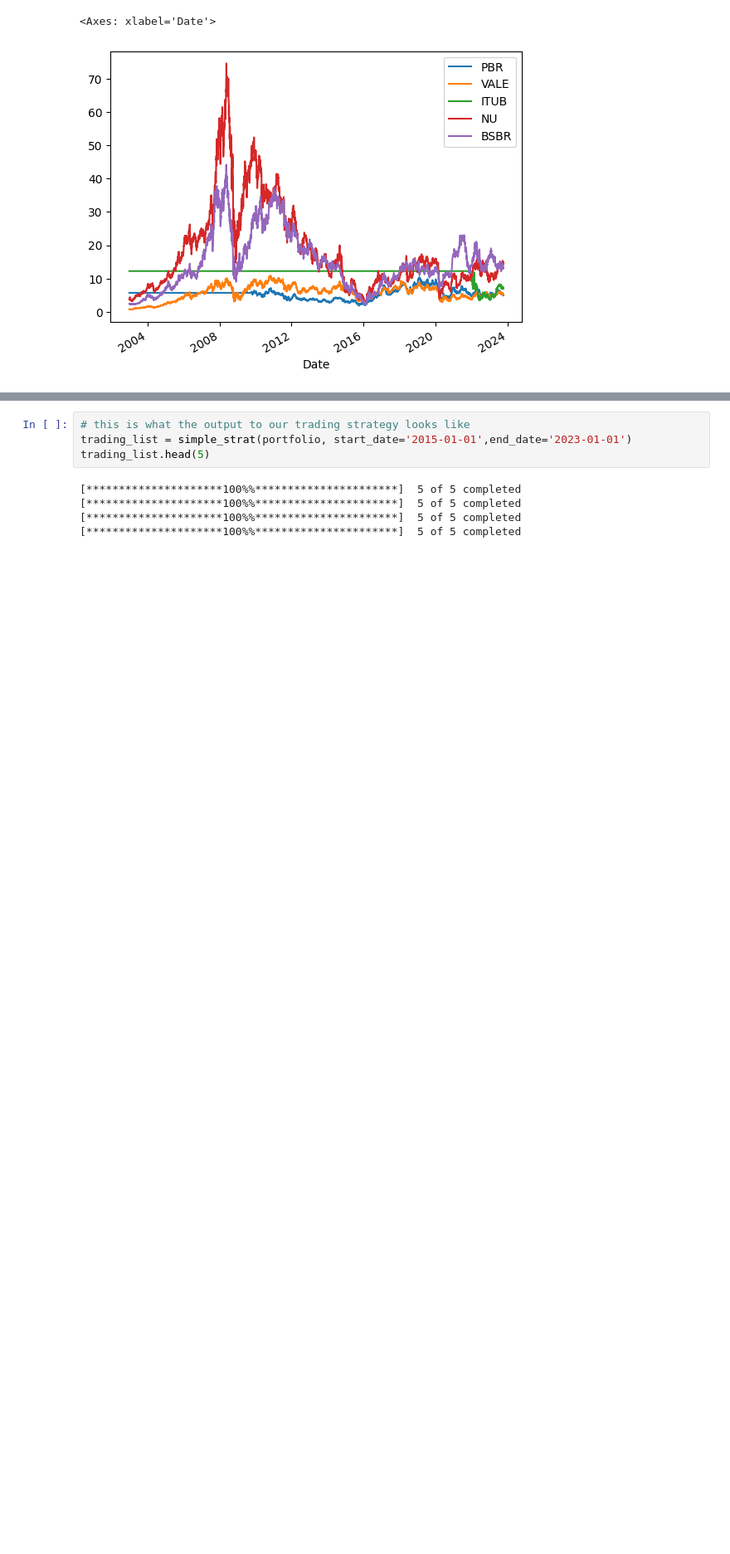
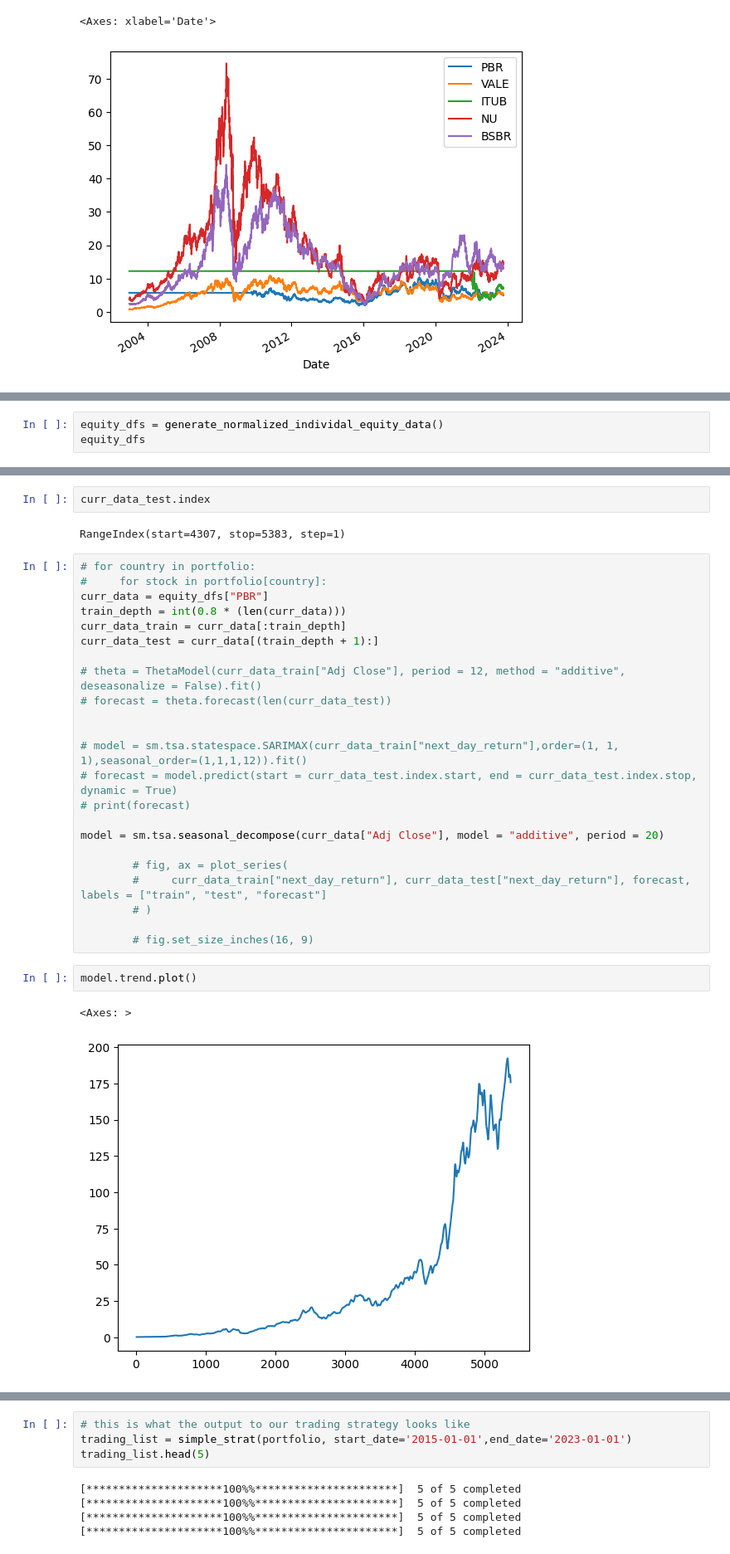
Before and after one commit to anaconda121/CTC, a Jupyter notebook: CTC_Systematic_Equities_Notebook.ipynb, the cells around one changed output, grey strips where cells are left out. Shown: that part at 83% size. Saved outputs shown, nothing was run; the diff lists cells and outputs as text; blank space fills up the shorter version.

Commit message:
Tried using statsmodels for forecasting

```diff
--- a/CTC_Systematic_Equities_Notebook.ipynb
+++ b/CTC_Systematic_Equities_Notebook.ipynb
@@ -224,0 +141,3 @@ Epoch 100/100
+# %%
+equity_dfs = generate_normalized_individal_equity_data()
+equity_dfs
@@ -224,0 +185,32 @@ Epoch 100/100
+# %%
+curr_data_test.index
+# %% [output]
+RangeIndex(start=4307, stop=5383, step=1)
+# %%
+# for country in portfolio:
+#     for stock in portfolio[country]:
+curr_data = equity_dfs["PBR"]
+train_depth = int(0.8 * (len(curr_data)))
+curr_data_train = curr_data[:train_depth]
+curr_data_test = curr_data[(train_depth + 1):]
+
+# theta = ThetaModel(curr_data_train["Adj Close"], period = 12, method = "additive", deseasonalize = False).fit()
+# forecast = theta.forecast(len(curr_data_test))
+
+
+# model = sm.tsa.statespace.SARIMAX(curr_data_train["next_day_return"],order=(1, 1, 1),seasonal_order=(1,1,1,12)).fit()
+# forecast = model.predict(start = curr_data_test.index.start, end = curr_data_test.index.stop, dynamic = True)
+# print(forecast)
+
+model = sm.tsa.seasonal_decompose(curr_data["Adj Close"], model = "additive", period = 20)
+
+        # fig, ax = plot_series(
+        #     curr_data_train["next_day_return"], curr_data_test["next_day_return"], forecast, labels = ["train", "test", "forecast"]
+        # )
+
+        # fig.set_size_inches(16, 9)
+# %%
+model.trend.plot()
+# %% [output]
+<Axes: >
+[figure, added]
```
Also changed, not shown: parts of 19 cells of this notebook.
